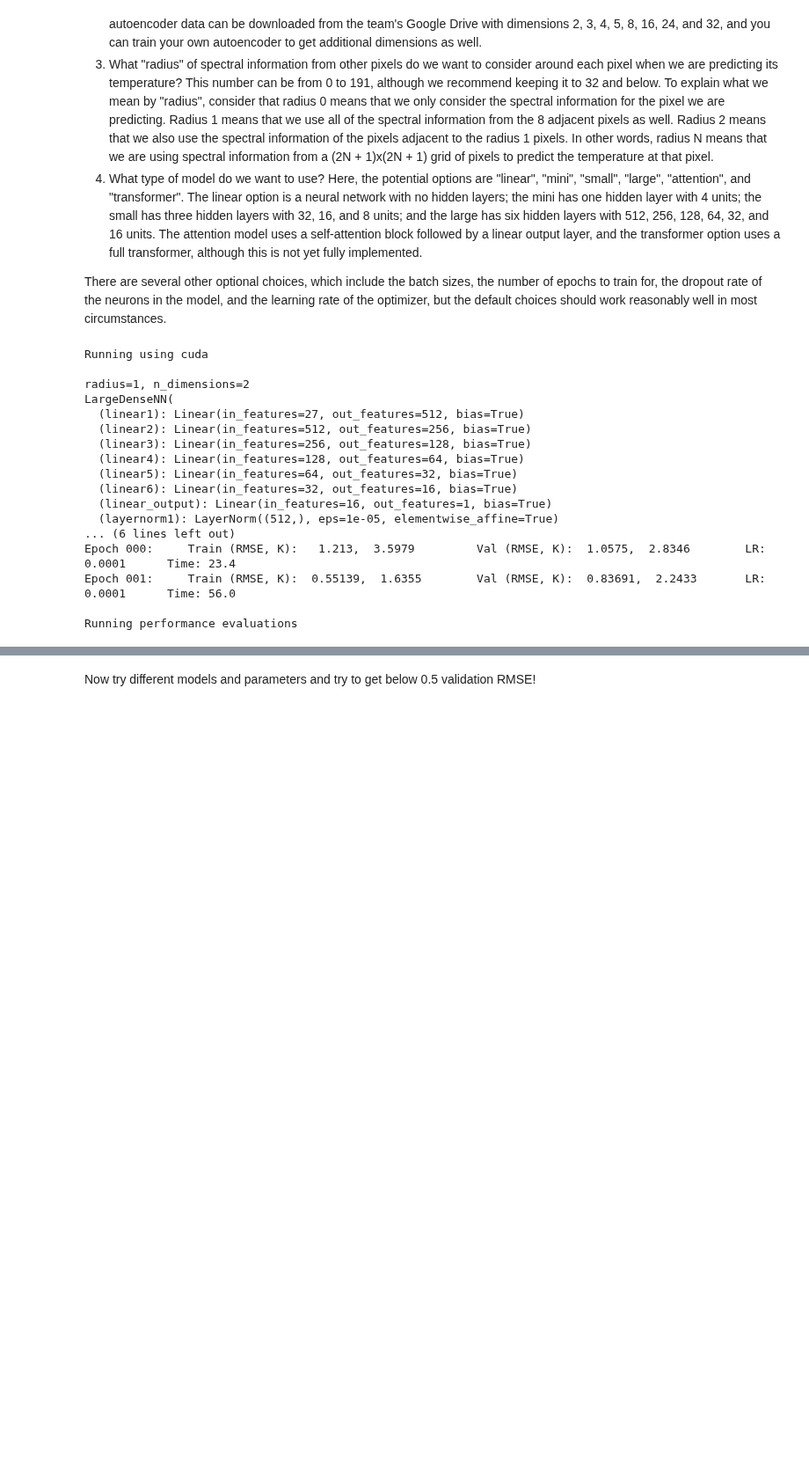
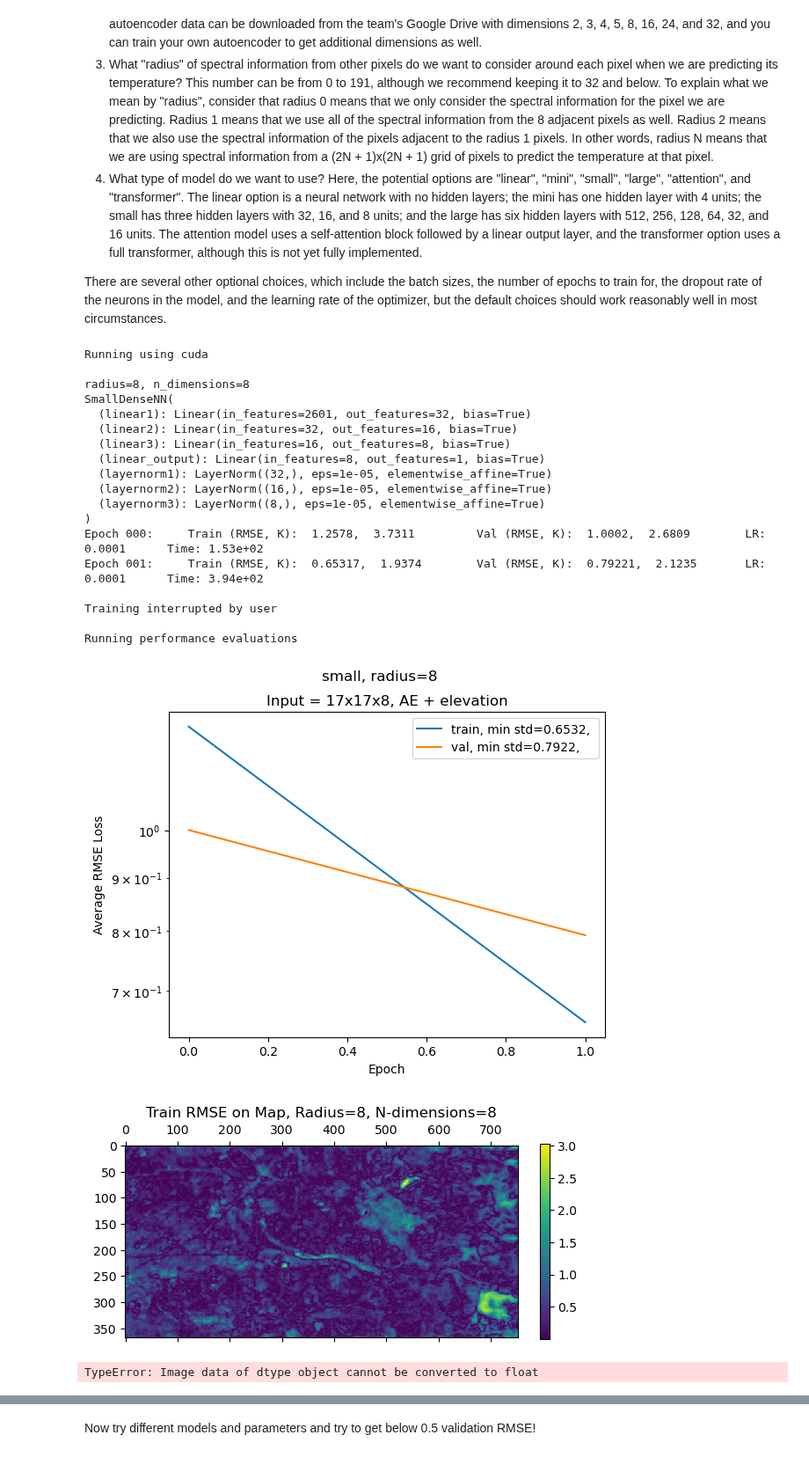
Before and after one commit to DannyCollinson/EMIT-ECOSTRESS, a Jupyter notebook: modeling/Patch_to_Pixel.ipynb, the cells around one changed output, grey strips where cells are left out. Shown at 88% size. Saved outputs shown, nothing was run; the diff lists cells and outputs as text; code cells hidden in the pictures; blank space fills up the shorter version.

```diff
--- a/modeling/Patch_to_Pixel.ipynb
+++ b/modeling/Patch_to_Pixel.ipynb
@@ -19,50 +19,54 @@ We have to make at least four choices when we set up each problem.
 There are several other optional choices, which include the batch sizes, the number of epochs to train for, the dropout rate of the neurons in the model, and the learning rate of the optimizer, but the default choices should work reasonably well in most circumstances.
 # %%
 # specify these!
-input_type = 'PCA'
-n_dimensions = 6
-radius = 6
-model_type = 'linear'
+input_type = 'AE'
+n_dimensions = 8
+radius = 8
+model_type = 'small'
 
 # optional parameters
 settings = {
     'train_batch_size': 256,
     'val_batch_size': 1024,
     'n_epochs': 10,
     'dropout_rate': 0.0,
     'learning_rate': 0.0001,
 }
 
 # this runs the training!
 import sys
 sys.path.append(os.path.join(project_path, 'EMIT-ECOSTRESS', 'modules'))
 import utils.run_p2p
 train_loss, val_loss, stats, train_loss_array, val_loss_array = (
     utils.run_p2p.train_patch_to_pixel(
         project_path,
         base_data_path,
         input_type,
         n_dimensions,
         radius,
         model_type,
         **settings,
     )
 )
 # %% [output]
 Running using cuda
 
-radius=1, n_dimensions=2
-LargeDenseNN(
-  (linear1): Linear(in_features=27, out_features=512, bias=True)
-  (linear2): Linear(in_features=512, out_features=256, bias=True)
-  (linear3): Linear(in_features=256, out_features=128, bias=True)
-  (linear4): Linear(in_features=128, out_features=64, bias=True)
-  (linear5): Linear(in_features=64, out_features=32, bias=True)
-  (linear6): Linear(in_features=32, out_features=16, bias=True)
-  (linear_output): Linear(in_features=16, out_features=1, bias=True)
-  (layernorm1): LayerNorm((512,), eps=1e-05, elementwise_affine=True)
-... (6 lines left out)
-Epoch 000:     Train (RMSE, K):   1.213,  3.5979         Val (RMSE, K):  1.0575,  2.8346        LR: 0.0001      Time: 23.4
-Epoch 001:     Train (RMSE, K):  0.55139,  1.6355        Val (RMSE, K):  0.83691,  2.2433       LR: 0.0001      Time: 56.0
+radius=8, n_dimensions=8
+SmallDenseNN(
+  (linear1): Linear(in_features=2601, out_features=32, bias=True)
+  (linear2): Linear(in_features=32, out_features=16, bias=True)
+  (linear3): Linear(in_features=16, out_features=8, bias=True)
+  (linear_output): Linear(in_features=8, out_features=1, bias=True)
+  (layernorm1): LayerNorm((32,), eps=1e-05, elementwise_affine=True)
+  (layernorm2): LayerNorm((16,), eps=1e-05, elementwise_affine=True)
+  (layernorm3): LayerNorm((8,), eps=1e-05, elementwise_affine=True)
+)
+Epoch 000:     Train (RMSE, K):  1.2578,  3.7311         Val (RMSE, K):  1.0002,  2.6809        LR: 0.0001      Time: 1.53e+02
+Epoch 001:     Train (RMSE, K):  0.65317,  1.9374        Val (RMSE, K):  0.79221,  2.1235       LR: 0.0001      Time: 3.94e+02
+
+Training interrupted by user
 
 Running performance evaluations
+[figure, added]
+[figure, added]
+TypeError: Image data of dtype object cannot be converted to float
```
Also changed, not shown: parts of 1 cell of this notebook, 6 other files.
